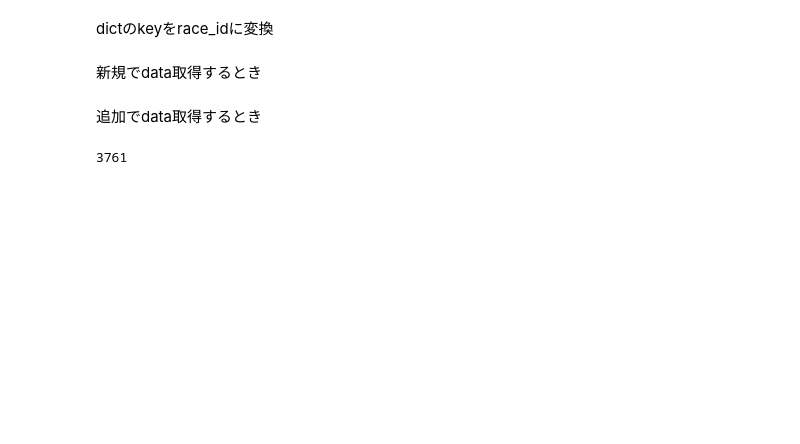
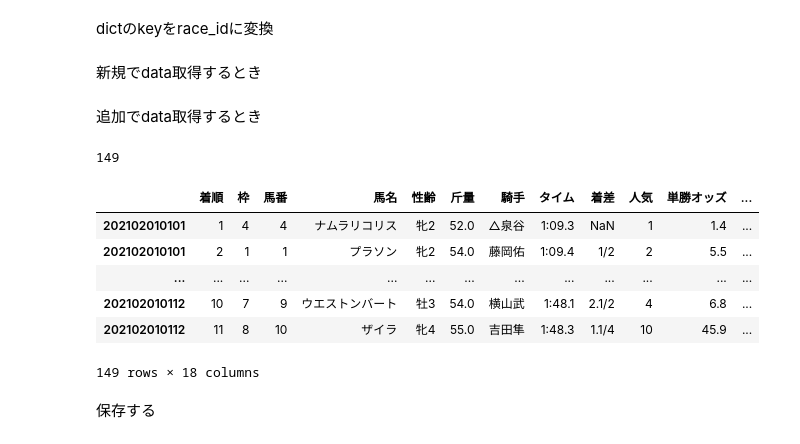
Before and after one commit to abe-masafumi/sklran-test, a Jupyter notebook: hourse_data/get.race.data.ipynb, the cells around one changed output. Cells and saved outputs as stored; diff of their text form; code cells hidden in the pictures; blank space fills up the shorter version.

```diff
--- a/hourse_data/get.race.data.ipynb
+++ b/hourse_data/get.race.data.ipynb
@@ -9,8 +9,13 @@ import time
 # %% [markdown]
 url >> race_id=2022 09 01 11 01 : 年  競馬場(01:札幌,02:函館,03:福島,04:新潟,05:東京,06:中山,07:中京,08:京都,09:阪神,10:小倉) 何回(今年その競馬場でのレース回数) 何日目(何レース目)
 # %%
-pd.set_option('display.max_rows',10)
+pd.set_option('display.max_rows',5)
 pd.options.display.width = 200
 pd.options.display.column_space = 100
 # %% [markdown]
 スクレイピング
+# %%
+df = pd.read_csv("test.csv")
+already = df.index.unique()
+already = list(map(str, already))
+already
@@ -18,9 +36,9 @@ pd.options.display.column_space = 100
 def scrape_race_results(race_id_lists,par_race_results={}):
   race_result_dict = par_race_results
   for _race_id in tqdm(race_id_lists):
-    # if _race_id in race_result.keys():
-    #   continue
-    time.sleep(1)
+    if _race_id in already:
+      continue
+    time.sleep(2)
     try:
       url = "https://race.netkeiba.com/race/result.html?race_id=" + _race_id
       race_result_dict[_race_id] = pd.read_html(url)[0]
@@ -42,10 +60,10 @@ dictのkeyをrace_idに変換
 def get_house_data():
   race_id_lists = []
 
-  for 年 in range(2020,2021):
+  for 年 in range(2021,2022):
     for 競馬場 in range(1,3): # 1,11
-      for 回 in range(1,11): # 1,11
-        for 回目 in range(1,11): # 1,11
+      for 回 in range(1,2): # 1,11
+        for 回目 in range(1,2): # 1,11
           for レース回 in range(1,13): # 1,13
             race_id = f"{年}{str(競馬場).zfill(2)}{str(回).zfill(2)}{str(回目).zfill(2)}{str(レース回).zfill(2)}"
             race_id_lists.append(race_id)
@@ -65,4 +83,4 @@ house_data = get_house_data()
 # %%
 len(house_data)
 # %% [output]
-3761
+149
@@ -72,0 +87,12 @@ house_data.to_pickle('results.pickle')
+# %%
+house_data
+# %% [output]
+|  | 着順 | 枠 | 馬番 | 馬名 | 性齢 | 斤量 | 騎手 | タイム | 着差 | 人気 | 単勝オッズ | ... |
+| 202102010101 | 1 | 4 | 4 | ナムラリコリス | 牝2 | 52.0 | △泉谷 | 1:09.3 | NaN | 1 | 1.4 | ... |
+| 202102010101 | 2 | 1 | 1 | プラソン | 牝2 | 54.0 | 藤岡佑 | 1:09.4 | 1/2 | 2 | 5.5 | ... |
+| ... | ... | ... | ... | ... | ... | ... | ... | ... | ... | ... | ... | ... |
+| 202102010112 | 10 | 7 | 9 | ウエストンバート | 牡3 | 54.0 | 横山武 | 1:48.1 | 2.1/2 | 4 | 6.8 | ... |
+| 202102010112 | 11 | 8 | 10 | ザイラ | 牝4 | 55.0 | 吉田隼 | 1:48.3 | 1.1/4 | 10 | 45.9 | ... |
+149 rows × 18 columns
+# %% [markdown]
+保存する
```
Also changed, not shown: parts of 7 cells of this notebook, 11 other files.
